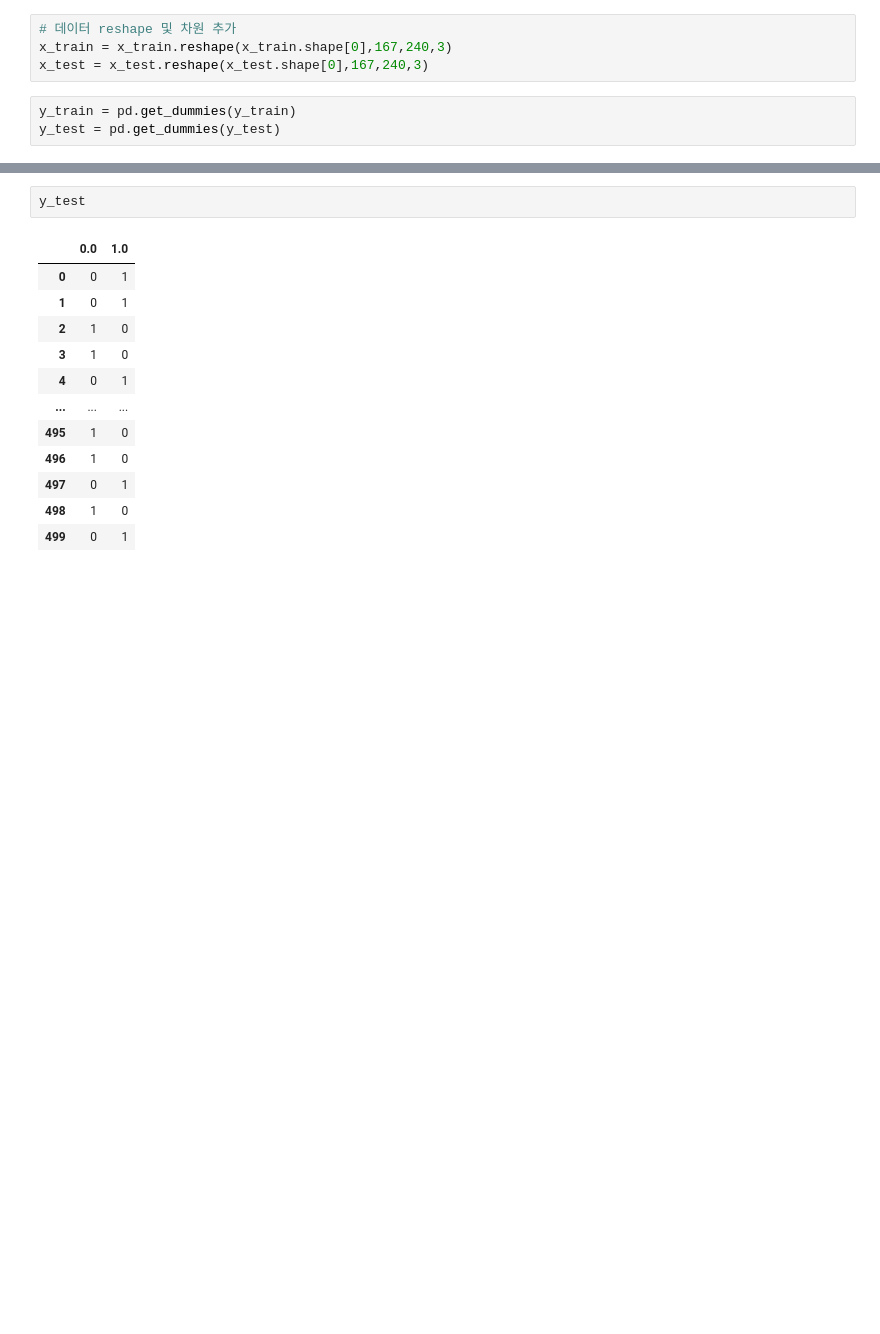
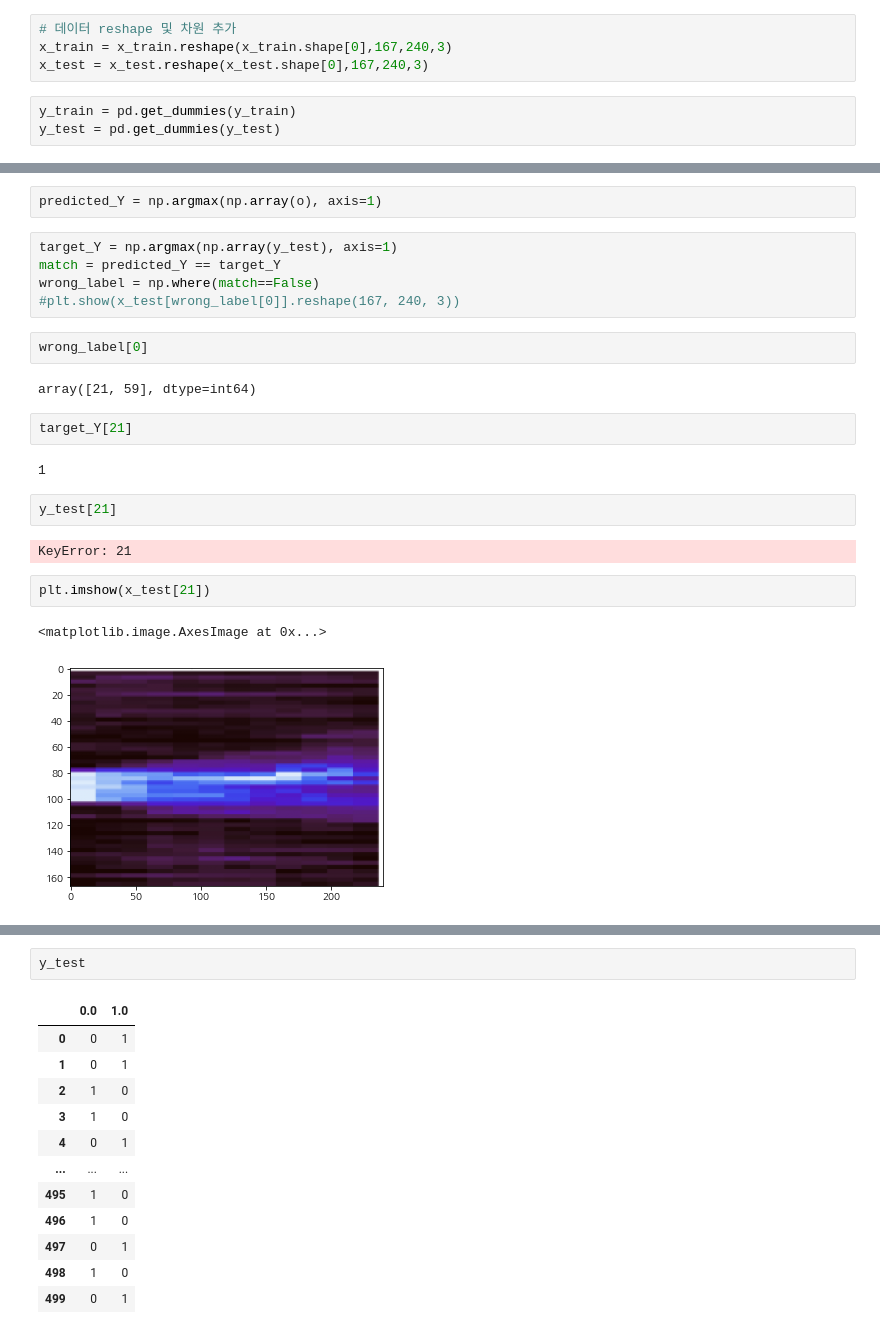
Before and after one commit to bok9504/Lab_work, a Jupyter notebook: 3. 모델 구축.ipynb, the cells around one changed output, grey strips where cells are left out. Cells and saved outputs as stored; diff of their text form; blank space fills up the shorter version.

```diff
--- a/3. 모델 구축.ipynb
+++ b/3. 모델 구축.ipynb
@@ -177,0 +205,24 @@ loss, acc = model.evaluate(x_test, y_test)
+# %%
+predicted_Y = np.argmax(np.array(o), axis=1)
+# %%
+target_Y = np.argmax(np.array(y_test), axis=1)
+match = predicted_Y == target_Y
+wrong_label = np.where(match==False)
+#plt.show(x_test[wrong_label[0]].reshape(167, 240, 3))
+# %%
+wrong_label[0]
+# %% [output]
+array([21, 59], dtype=int64)
+# %%
+target_Y[21]
+# %% [output]
+1
+# %%
+y_test[21]
+# %% [output]
+KeyError: 21
+# %%
+plt.imshow(x_test[21])
+# %% [output]
+<matplotlib.image.AxesImage at 0x...>
+[figure, added]
```
Also changed, not shown: parts of 19 cells of this notebook, 1 other file.
